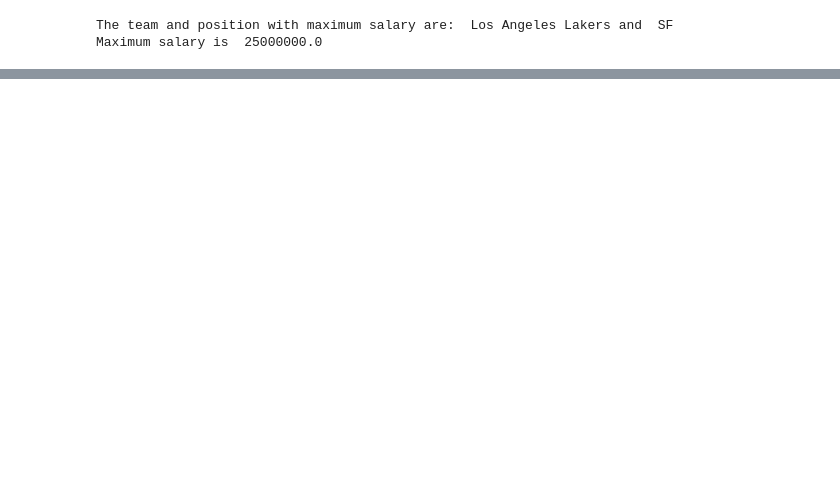
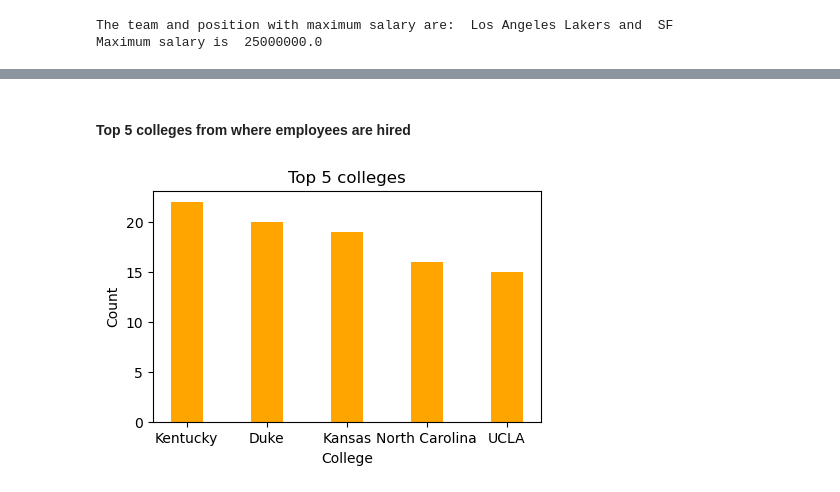
Before and after one commit to Shalini210688/entryprojects, a Jupyter notebook: ABC Company Employee Analysis.ipynb, the cells around one changed output, grey strips where cells are left out. Saved outputs shown, nothing was run; the diff lists cells and outputs as text; code cells hidden in the pictures; blank space fills up the shorter version.

```diff
--- a/ABC Company Employee Analysis.ipynb
+++ b/ABC Company Employee Analysis.ipynb
@@ -137,0 +177,13 @@ Maximum salary is  25000000.0
+# %% [markdown]
+#### Top 5 colleges from where employees are hired
+# %%
+#categorizing based on college and taking the top 5 values
+top_colg = df['College'].value_counts().head(5)
+plt.figure(figsize=(5,3))
+plt.bar(top_colg.index, top_colg.values, color='orange', width=0.4)
+plt.xlabel('College')
+plt.ylabel('Count')
+plt.title("Top 5 colleges")
+plt.show()
+# %% [output]
+[figure, added]
```
Also changed, not shown: parts of 14 cells of this notebook, 2 other files.
